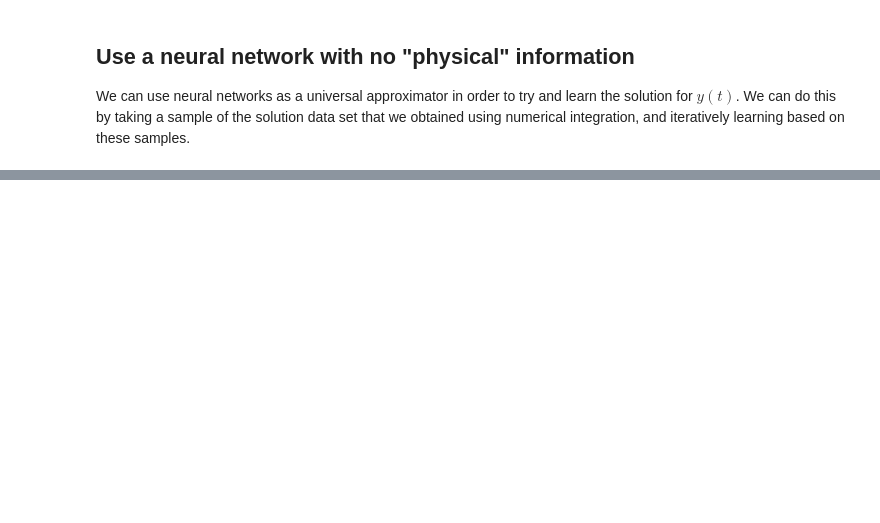
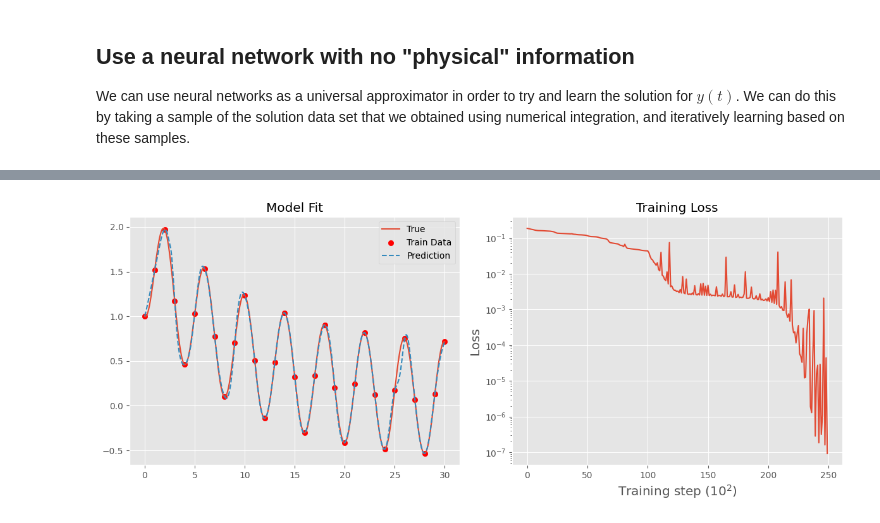
Before and after one commit to jackbmontgomery/jackbmontgomery.com, a Jupyter notebook: notebooks/solving-odes-with-neural-networks.ipynb, the cells around one changed output, grey strips where cells are left out. Saved outputs shown, nothing was run; the diff lists cells and outputs as text; code cells hidden in the pictures; blank space fills up the shorter version.

```diff
--- a/notebooks/solving-odes-with-neural-networks.ipynb
+++ b/notebooks/solving-odes-with-neural-networks.ipynb
@@ -185 +80,74 @@ plt.show()
+# %%
+import torch.nn as nn
+import torch.optim as optim
+torch.manual_seed(123)
+
+class NN(nn.Module):
+    def __init__(self, n_input=1, n_output=1, hidden_dim=32):
+
+        super().__init__()
+
+        self.activation = nn.Tanh()
+        self.fc1 = nn.Linear(n_input, hidden_dim)
+        self.fc2 = nn.Linear(hidden_dim, hidden_dim)
+        self.fc3 = nn.Linear(hidden_dim, n_output)
+
+    def forward(self, x):
+        x = self.fc1(x)
+        x = self.activation(x)
+        x = self.fc2(x)
+        x = self.activation(x)
+        x = self.fc3(x)
+        return x
+
+def train_nn(lr, epochs, t_train, y_train):
+    model = NN()
+    optimiser = optim.Adam(model.parameters(), lr=lr)
+
+    loss_history = []
+
+    for i in range(epochs):
+        yh = model(t_train)
+        loss = torch.mean((yh - y_train) ** 2)
+
+        optimiser.zero_grad()
+        loss.backward()
+        optimiser.step()
+
+        if (i + 1) % 100 == 0:
+            loss_history.append(loss.detach())
+
+    with torch.no_grad():
+        yh = model(t_values)
+
+    return yh, loss_history
+
+lr = 5e-3
+epochs = 25000
+
+t_train = t_values[::100]
+y_train = y_values[::100]
+
+yh, loss_history = train_nn(lr, epochs, t_train, y_train)
+# Create a single figure with two subplots side by side
+fig, axs = plt.subplots(1, 2, figsize=(12, 5))
+
+# Plot the model results on the first subplot
+axs[0].plot(t_values, y_values, label="True")
+axs[0].scatter(t_train, y_train, color="red", label="Train Data")
+axs[0].plot(t_values, yh, label="Prediction", linestyle="--")
+axs[0].set_title("Model Fit")
+axs[0].legend()
+
+# Plot the loss history on the second subplot
+axs[1].plot(loss_history)
+axs[1].set_xlabel("Training step ($10^2$)", fontsize="x-large")
+axs[1].set_ylabel("Loss", fontsize="x-large")
+axs[1].set_yscale("log")
+axs[1].set_title("Training Loss")
+
+plt.tight_layout()
+plt.show()
+# %% [output]
+[figure, added]
 # %% [markdown]
```
Also changed, not shown: parts of 14 cells of this notebook, 41 other files.
